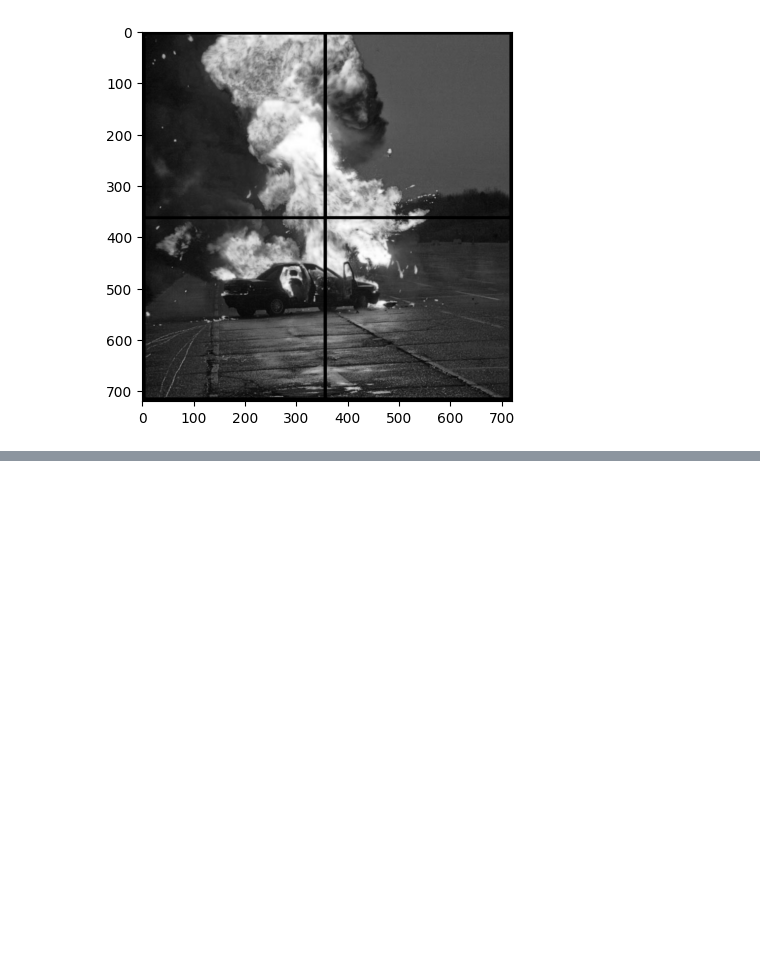
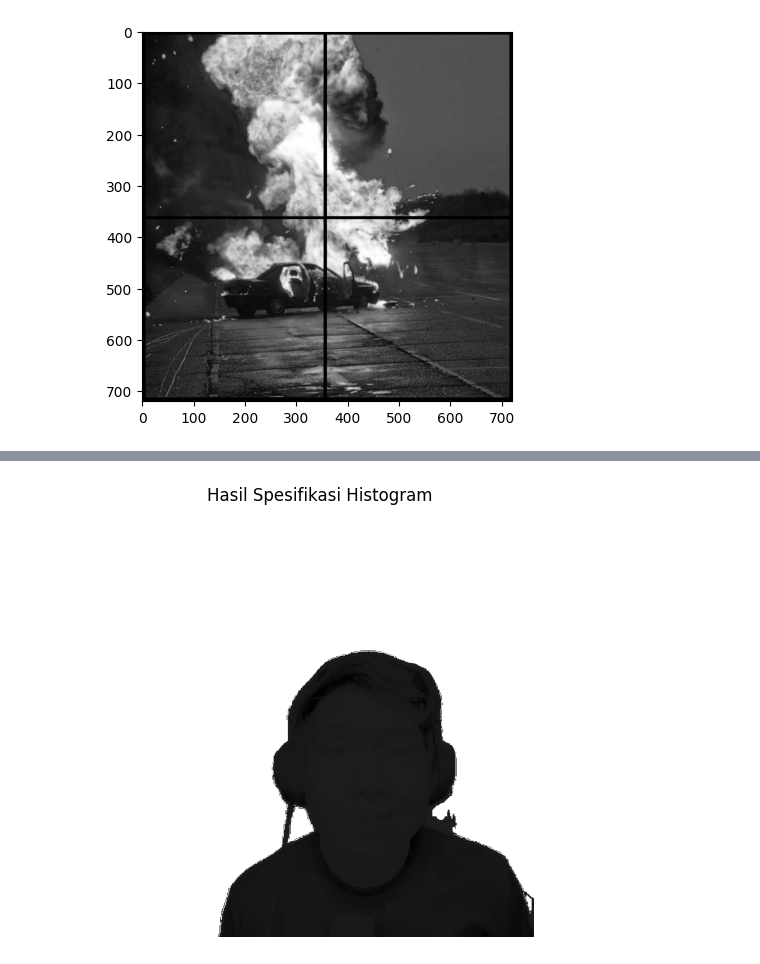
Before and after one commit to praktikum-pcd-2026/jurnal-modul-2-nazrilka1, a Jupyter notebook: Jurnal.ipynb, the cells around one changed output, grey strips where cells are left out. Drawn from its saved outputs; the diff is of its cells as text; code cells hidden in the pictures; blank space fills up the shorter version.

```diff
--- a/Jurnal.ipynb
+++ b/Jurnal.ipynb
@@ -105,0 +174,13 @@ def ekualisasi(citra):
+# %%
+hasil_spesifikasi = spesifikasi_histogram((windut* 255).astype(np.uint8), (bunga* 255).astype(np.uint8) )
+
+# Tampilan Hasil Spesifikasi
+plt.subplot(1, 1, 1)
+plt.imshow(hasil_spesifikasi, cmap='gray')
+plt.title("Hasil Spesifikasi Histogram")
+plt.axis('off')
+
+plt.tight_layout()
+plt.show()
+# %% [output]
+[figure, added]
```
Also changed, not shown: parts of 7 cells of this notebook.
